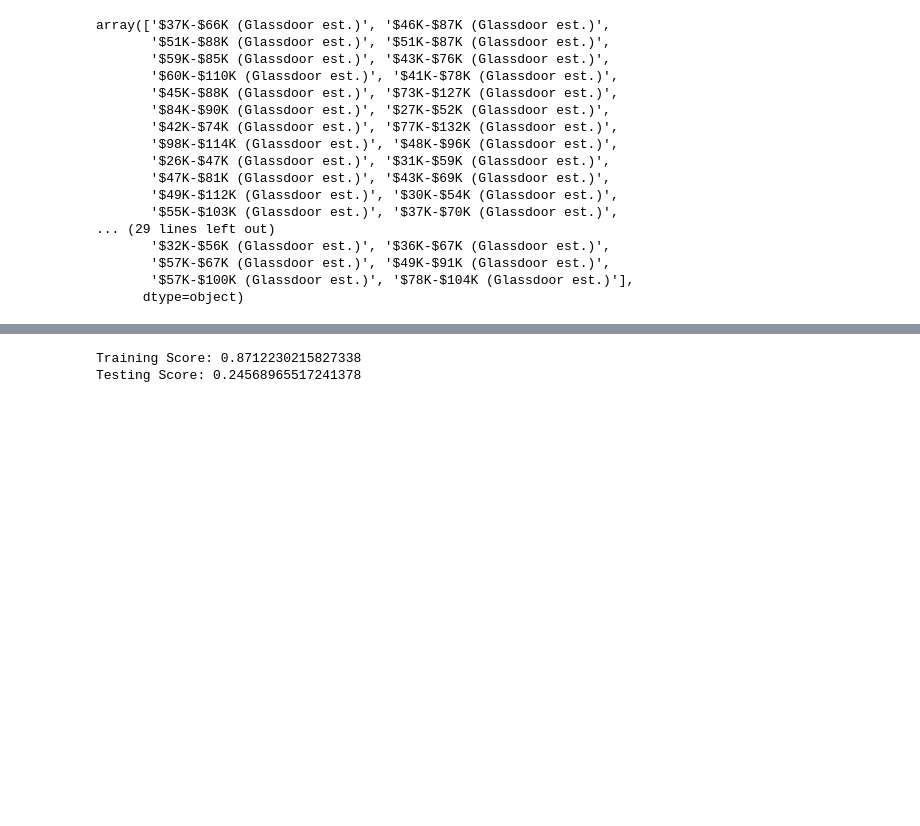
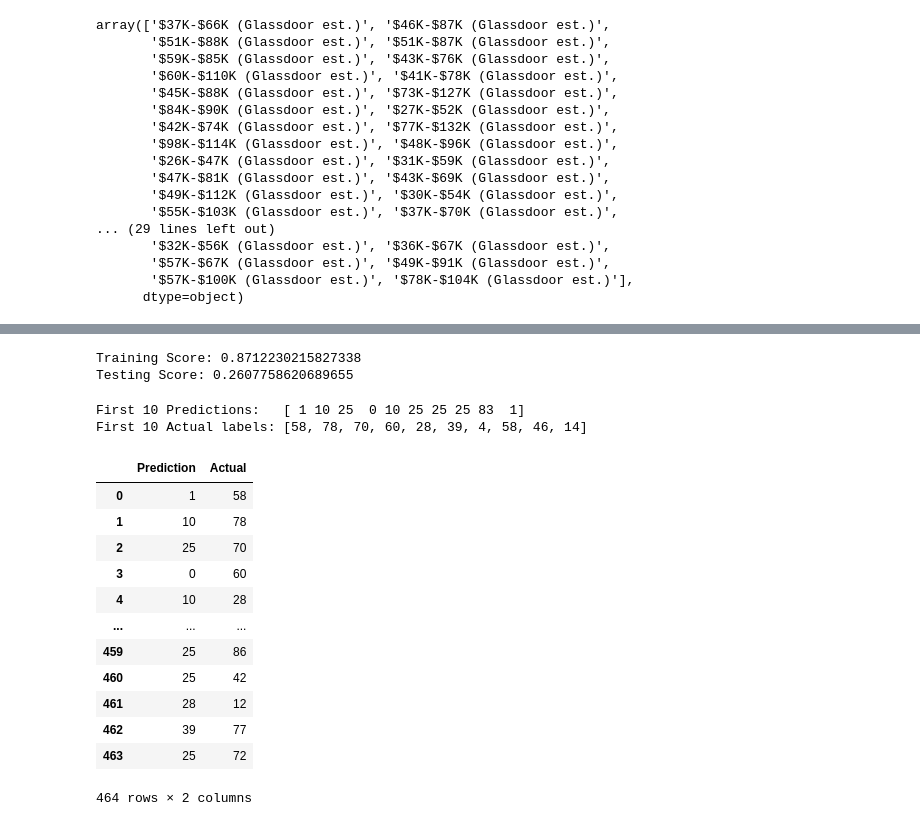
Before and after one commit to HeathMo/Project4, a Jupyter notebook: ML_models.ipynb, the cells around one changed output, grey strips where cells are left out. Drawn from its saved outputs; the diff is of its cells as text; code cells hidden in the pictures; blank space fills up the shorter version.

```diff
--- a/ML_models.ipynb
+++ b/ML_models.ipynb
@@ -130,0 +679,3 @@ Index(['Rating', 'Location_Addison, TX', 'Location_Alachua, FL',
+# %%
+X_dummies = X_dummies[cols2]
+X_dummies
@@ -204,9 +780,33 @@ array([[ 1.94838582, -0.02683174, -0.02683174, ..., -0.2086709 ,
 #np.savetxt("tempy_scaled.csv", y_train, delimiter=",")
 # %%
 # Train a Random Forest Classifier model on the scaled data and print the model score
-clf = RandomForestClassifier(random_state=1, n_estimators=100).fit(X_train_scaled, y_train)
+clf = RandomForestClassifier(random_state=1, n_estimators=500).fit(X_train_scaled, y_train)
 print(f'Training Score: {clf.score(X_train_scaled, y_train)}')
 print(f'Testing Score: {clf.score(X_test_scaled, y_test)}')
 # %% [output]
 Training Score: 0.8712230215827338
-Testing Score: 0.24568965517241378
+Testing Score: 0.2607758620689655
+# %%
+#Make predictions
+predictions = clf.predict(X_test)
+print(f"First 10 Predictions:   {predictions[:10]}")
+print(f"First 10 Actual labels: {y_test[:10].tolist()}")
+# %% [output]
+First 10 Predictions:   [ 1 10 25  0 10 25 25 25 83  1]
+First 10 Actual labels: [58, 78, 70, 60, 28, 39, 4, 58, 46, 14]
+# %%
+pd.DataFrame({"Prediction": predictions, "Actual": y_test}).reset_index(drop=True)
+# %% [output]
+|  | Prediction | Actual |
+| 0 | 1 | 58 |
+| 1 | 10 | 78 |
+| 2 | 25 | 70 |
+| 3 | 0 | 60 |
+| 4 | 10 | 28 |
+| ... | ... | ... |
+| 459 | 25 | 86 |
+| 460 | 25 | 42 |
+| 461 | 28 | 12 |
+| 462 | 39 | 77 |
+| 463 | 25 | 72 |
+464 rows × 2 columns
```
Also changed, not shown: parts of 14 cells of this notebook.
